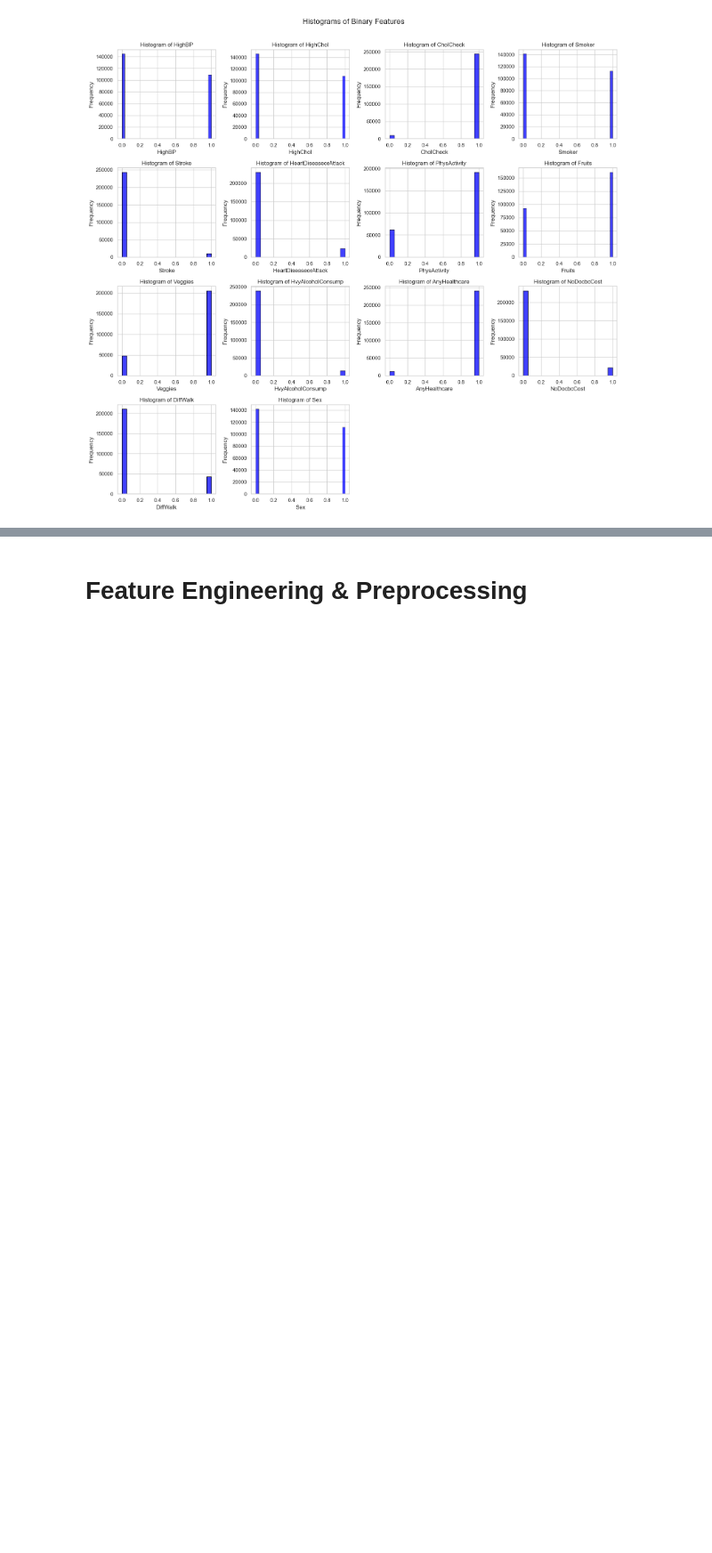
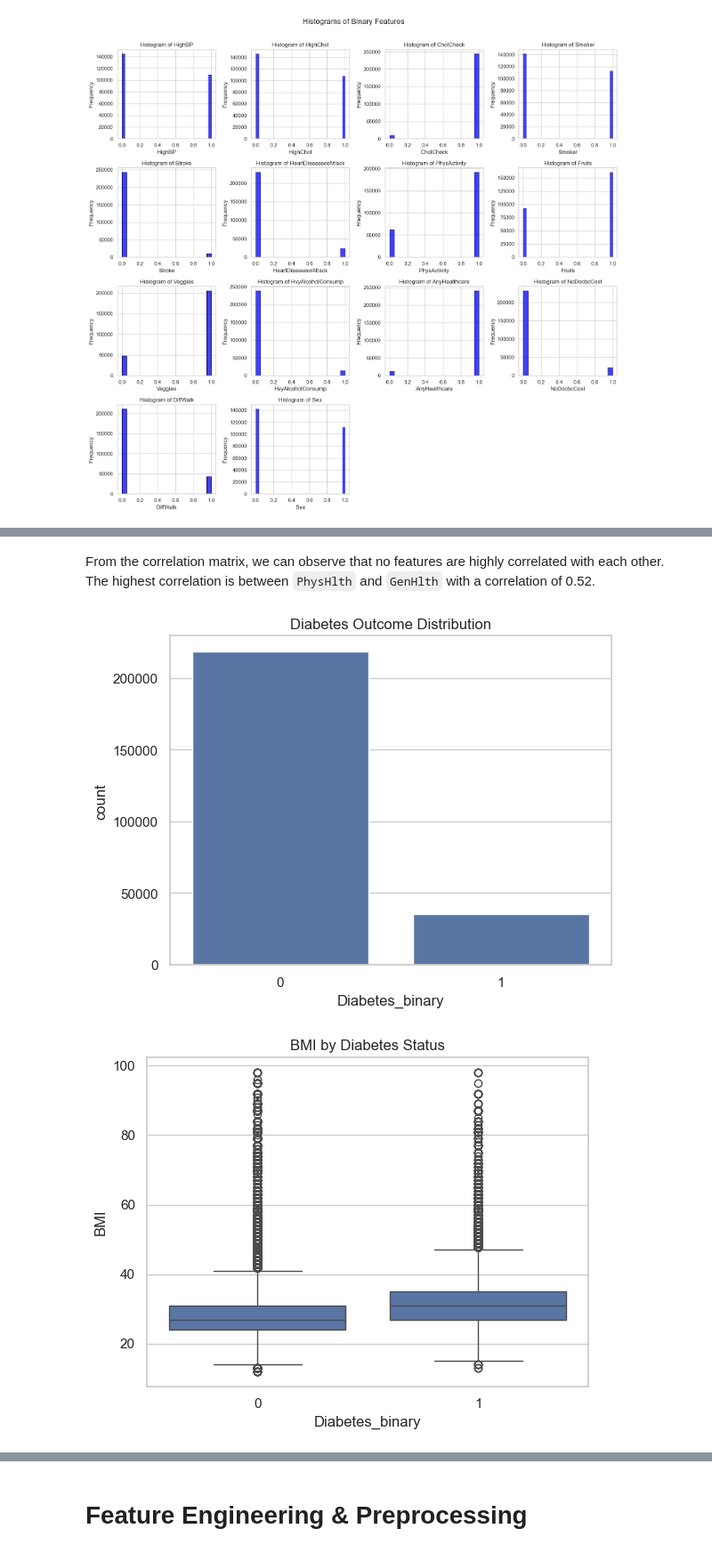
Before and after one commit to cassidygorsky/5243_FinalProject_Team13, a Jupyter notebook: applied_data_science_final_project.ipynb, the cells around one changed output, grey strips where cells are left out. Shown at 89% size. Drawn from its saved outputs; the diff is of its cells as text; code cells hidden in the pictures; blank space fills up the shorter version.

````diff
--- a/applied_data_science_final_project.ipynb
+++ b/applied_data_science_final_project.ipynb
@@ -416,0 +426,15 @@ plt.show()
+# %% [markdown]
+From the correlation matrix, we can observe that no features are highly correlated with each other. The highest correlation is between ```PhysHlth``` and ```GenHlth``` with a correlation of 0.52.
+# %%
+# Target variable
+sns.countplot(x='Diabetes_binary', data=df)
+plt.title('Diabetes Outcome Distribution')
+plt.show()
+
+# Example: BMI vs Diabetes
+sns.boxplot(x='Diabetes_binary', y='BMI', data=df)
+plt.title('BMI by Diabetes Status')
+plt.show()
+# %% [output]
+[figure, added]
+[figure, added]
````
Also changed, not shown: parts of 5 cells of this notebook.
